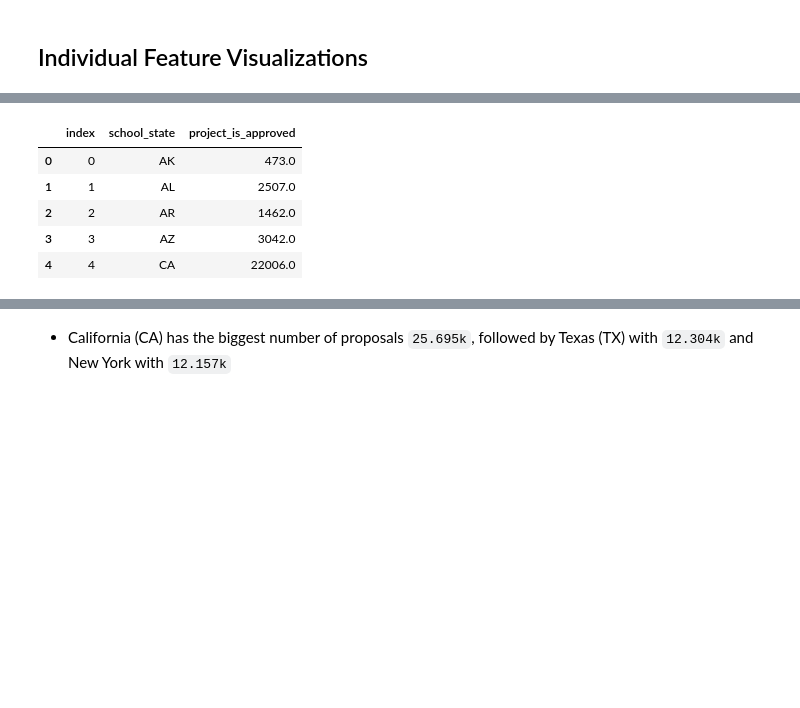
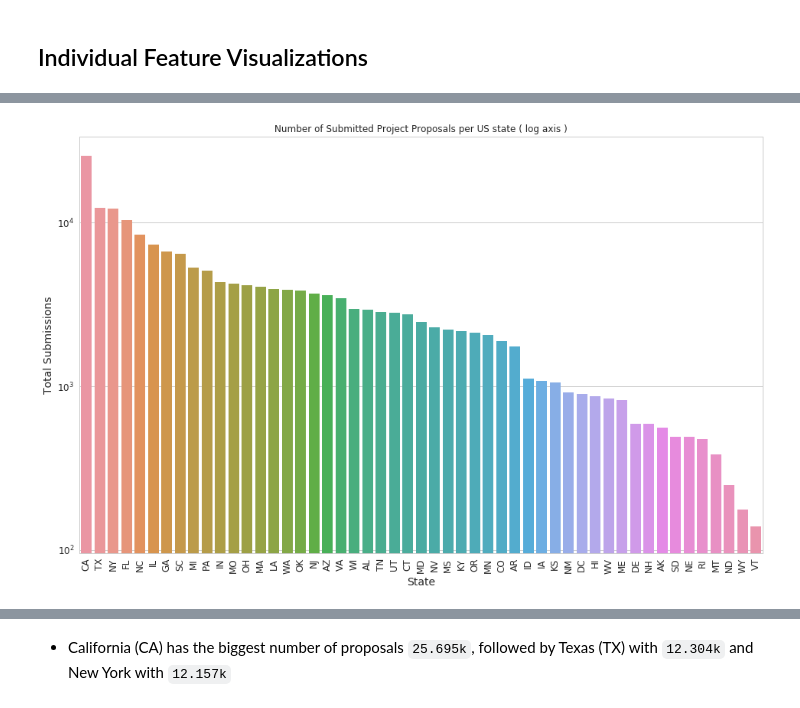
Before and after one commit to ronaldokun/Machine-Learning-Projects, a Jupyter notebook: projects/capstone/capstone.ipynb, the cells around one changed output, grey strips where cells are left out. Saved outputs shown, nothing was run; the diff lists cells and outputs as text; code cells hidden in the pictures; blank space fills up the shorter version.

```diff
--- a/projects/capstone/capstone.ipynb
+++ b/projects/capstone/capstone.ipynb
@@ -314,13 +376,2 @@ submitted_by_state.head()
-# %%
-# DataFrame to store the approved projects by state
-approved_by_state = train.groupby('school_state')['project_is_approved'].agg('sum').reset_index().sort_values('school_state').reset_index()
-approved_by_state.head()
-# %% [output]
-|  | index | school_state | project_is_approved |
-| 0 | 0 | AK | 473.0 |
-| 1 | 1 | AL | 2507.0 |
-| 2 | 2 | AR | 1462.0 |
-| 3 | 3 | AZ | 3042.0 |
-| 4 | 4 | CA | 22006.0 |
 # %%
 # Create map in plotly
@@ -352,2 +404,22 @@ url = py.iplot(fig, filename='submission_distribution_by_state')
 # %% [output]
 [interactive output not drawn]
+# %%
+# Initialize the figure with a logarithmic x axis
+f, ax = plt.subplots(figsize=(16, 10))
+ax.set_yscale("log")
+
+ax = sns.barplot(submitted_by_state['school_state'], submitted_by_state['total_submissions'])
+
+ax.set(xlabel="State",
+       ylabel="Total Submissions",
+       title = "Number of Submitted Project Proposals per US state ( log axis )")
+
+ax.yaxis.grid(True)
+
+plt.xticks(rotation=90)
+
+plt.show()
+
+del f, ax
+# %% [output]
+[figure, added]
```
Also changed, not shown: parts of 88 cells of this notebook, 1 other file.
